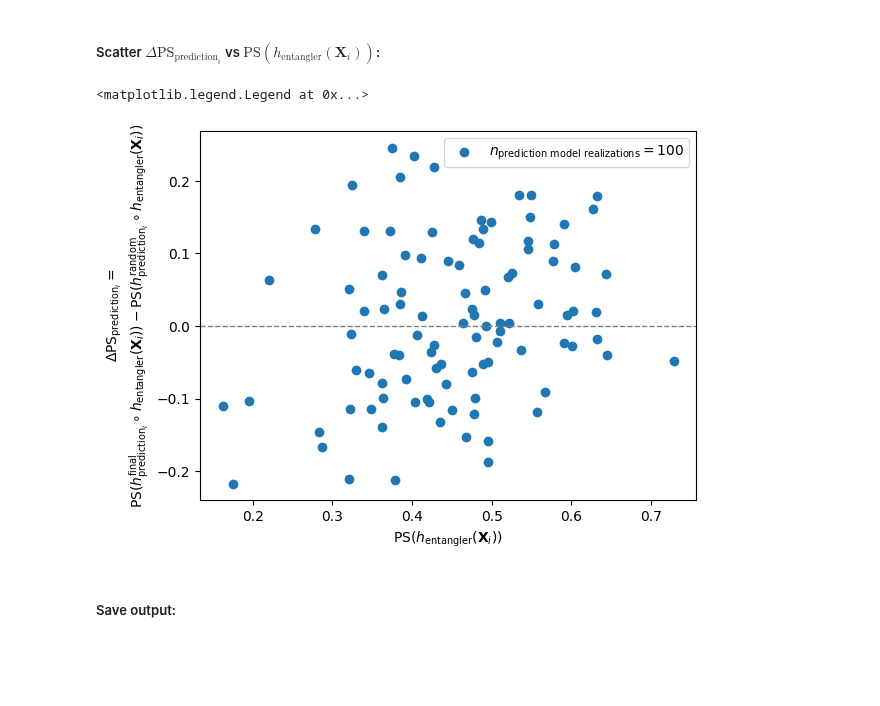
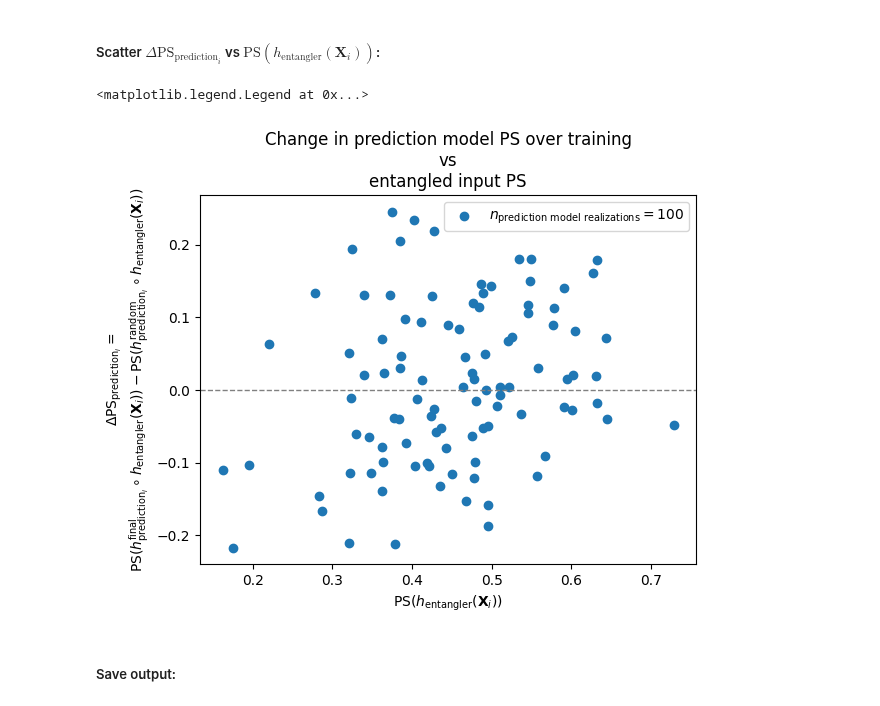
Before and after one commit to danieldkato/simulation_whiskers, a Jupyter notebook: scripts/tangle_evo_pred_scatter_delta_ps_v_ps_entangler.ipynb, the cells around one changed output. Cells and saved outputs as stored; diff of their text form; code cells hidden in the pictures; blank space fills up the shorter version.

Commit message:
Add figure title

```diff
--- a/scripts/tangle_evo_pred_scatter_delta_ps_v_ps_entangler.ipynb
+++ b/scripts/tangle_evo_pred_scatter_delta_ps_v_ps_entangler.ipynb
@@ -71,26 +71,30 @@ scatter_df = pd.merge(delta_df, inpt_df, on='pred_mdl_id')
 # %%
 scatter_fig, scatter_ax = plt.subplots()
 
 # Scatter:
 leg_text = r'$n_{{\text{{prediction model realizations}}}} = {}$'.format(scatter_df.shape[0])
 plt.scatter(scatter_df.parallelism_tngl_inpt, scatter_df.delta_parallelism, label=leg_text)
 
 # Add axis labels:
 xlabel = r'$\text{PS}(h_{\text{entangler}}(\mathbf{X}_i))$'
 ylabel0 = r'$\Delta \text{PS}_{\text{prediction}_i} = $'
 ylabel1 = r'$\text{PS}(h^{\text{final}}_{\text{prediction}_i} \circ h_{\text{entangler}}(\mathbf{X}_i)) - \text{PS}(h^{\text{random}}_{\text{prediction}_i} \circ h_{\text{entangler}}(\mathbf{X}_i))$'
 ylabel = '\n'.join([ylabel0, ylabel1])
 plt.xlabel(xlabel)
 plt.ylabel(ylabel)
 
 # Add y=0 reference line:
 plt.axhline(0, color='gray', linewidth=1, linestyle='--')
 
+# Add title:
+title = '\n'.join(['Change in prediction model PS over training', 'vs', 'entangled input PS'])
+plt.title(title)
+
 # Add legend:
 plt.legend()
 # %% [output]
 <matplotlib.legend.Legend at 0x...>
-[figure, old version]
+[figure, new version]
 # %% [markdown]
 ##### Save output:
 # %%
```
